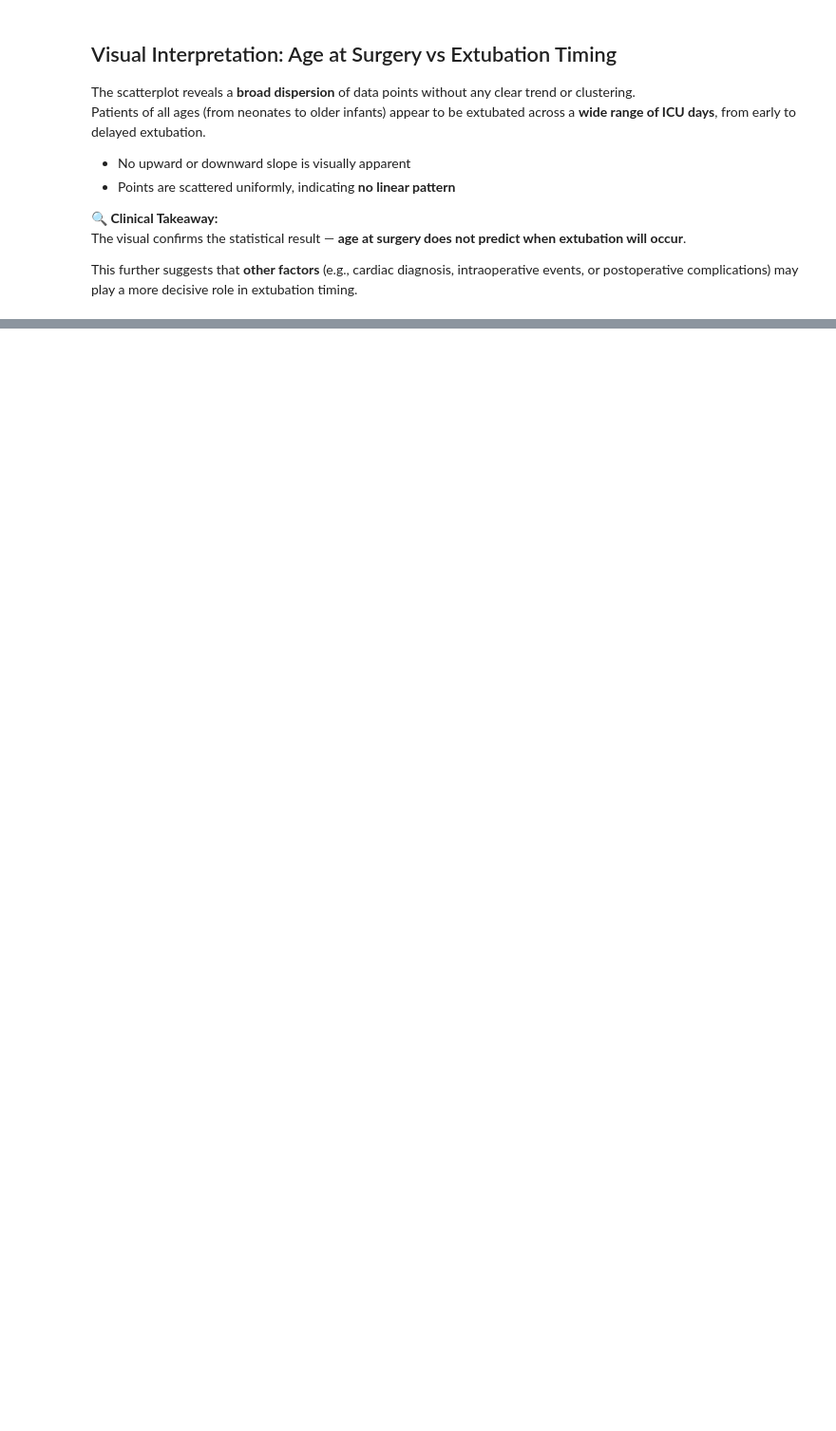
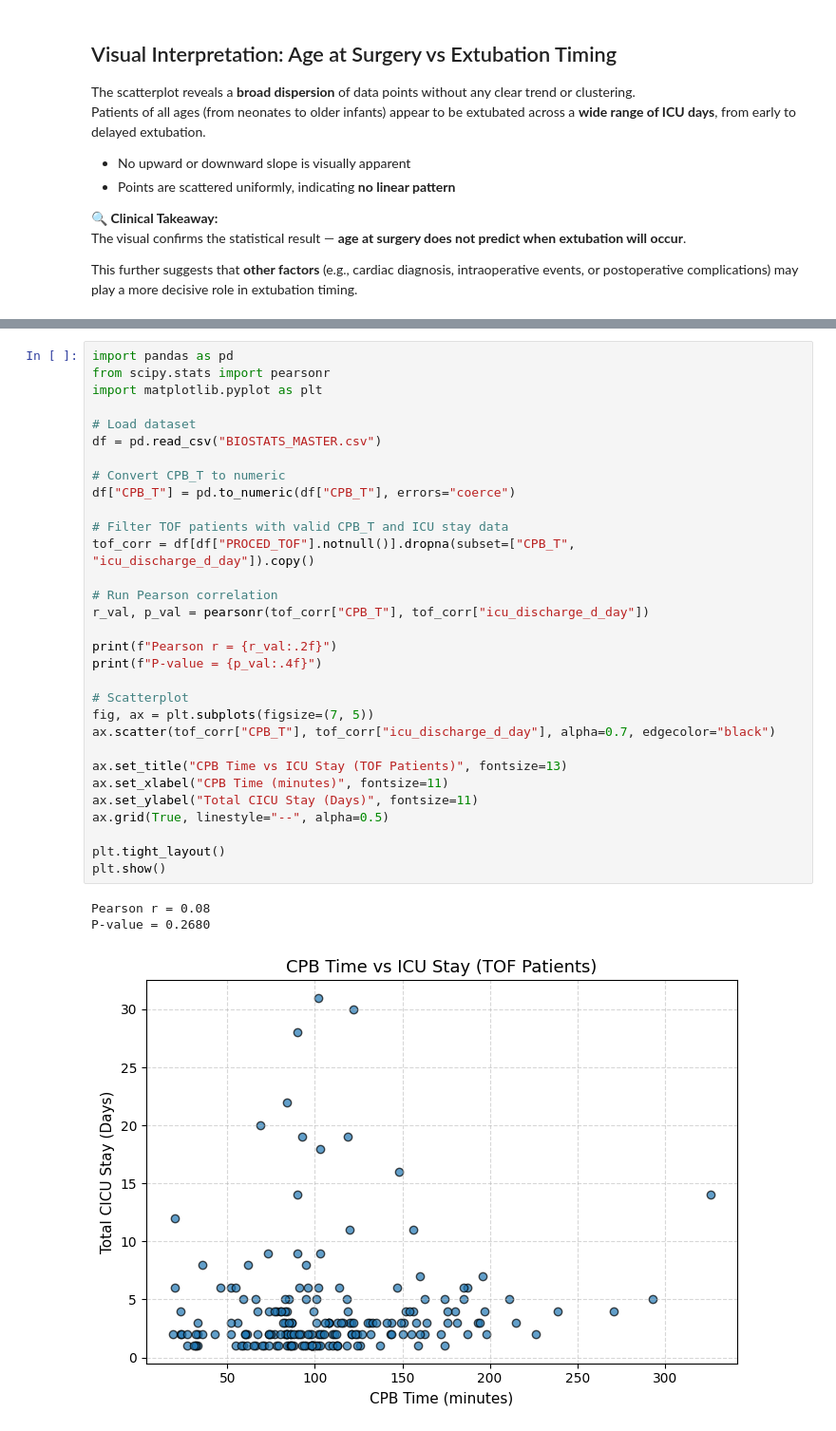
Before and after one commit to karlita-isela/Notion-syncer, a Jupyter notebook: Biostatistics.ipynb, the cells around one changed output, grey strips where cells are left out. Shown at 95% size. Saved outputs shown, nothing was run; the diff lists cells and outputs as text; blank space fills up the shorter version.

```diff
--- a/Biostatistics.ipynb
+++ b/Biostatistics.ipynb
@@ -1717,0 +2036,35 @@ uploaded = files.upload()
+# %%
+import pandas as pd
+from scipy.stats import pearsonr
+import matplotlib.pyplot as plt
+
+# Load dataset
+df = pd.read_csv("BIOSTATS_MASTER.csv")
+
+# Convert CPB_T to numeric
+df["CPB_T"] = pd.to_numeric(df["CPB_T"], errors="coerce")
+
+# Filter TOF patients with valid CPB_T and ICU stay data
+tof_corr = df[df["PROCED_TOF"].notnull()].dropna(subset=["CPB_T", "icu_discharge_d_day"]).copy()
+
+# Run Pearson correlation
+r_val, p_val = pearsonr(tof_corr["CPB_T"], tof_corr["icu_discharge_d_day"])
+
+print(f"Pearson r = {r_val:.2f}")
+print(f"P-value = {p_val:.4f}")
+
+# Scatterplot
+fig, ax = plt.subplots(figsize=(7, 5))
+ax.scatter(tof_corr["CPB_T"], tof_corr["icu_discharge_d_day"], alpha=0.7, edgecolor="black")
+
+ax.set_title("CPB Time vs ICU Stay (TOF Patients)", fontsize=13)
+ax.set_xlabel("CPB Time (minutes)", fontsize=11)
+ax.set_ylabel("Total CICU Stay (Days)", fontsize=11)
+ax.grid(True, linestyle="--", alpha=0.5)
+
+plt.tight_layout()
+plt.show()
+# %% [output]
+Pearson r = 0.08
+P-value = 0.2680
+[figure, added]
```
Also changed, not shown: parts of 20 cells of this notebook.
